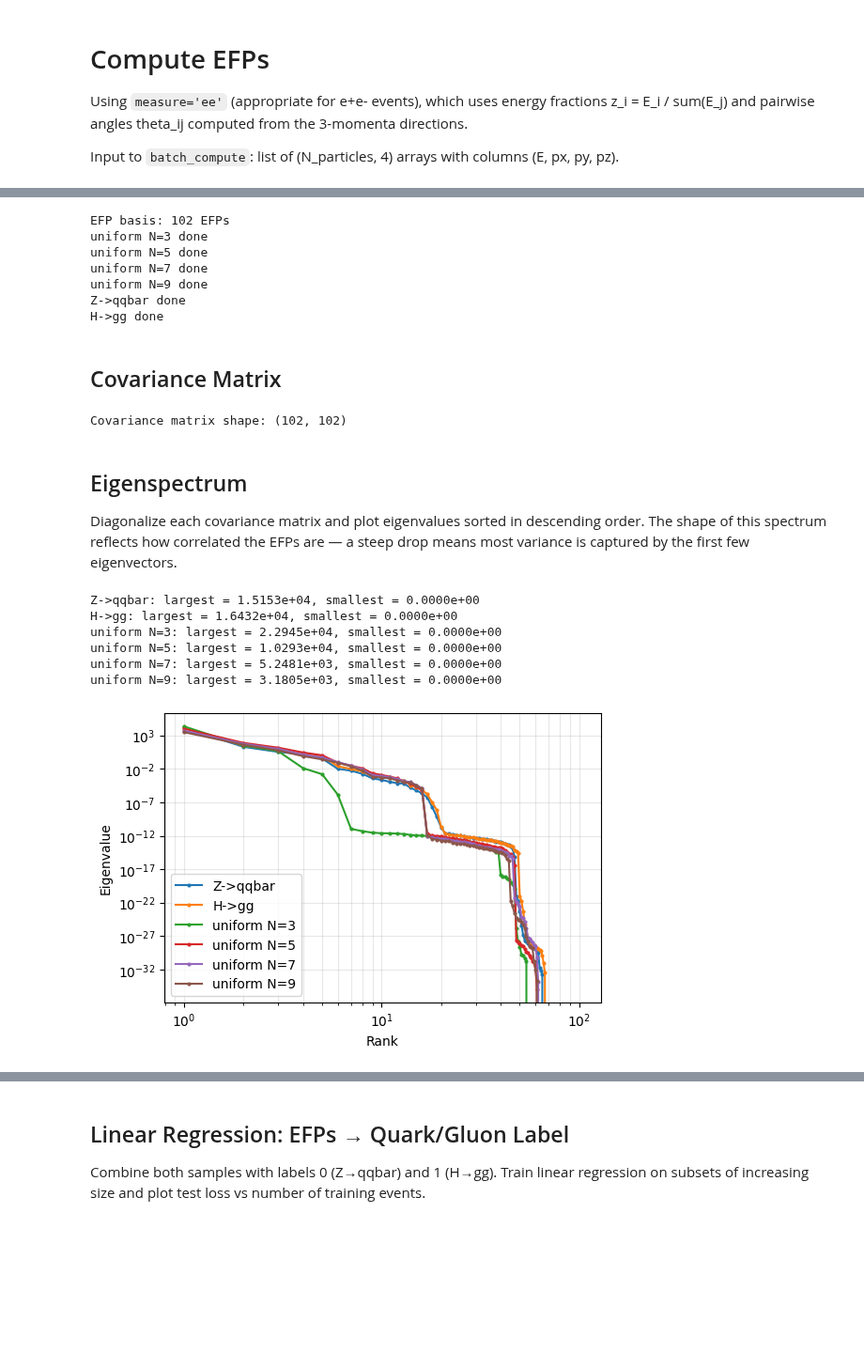
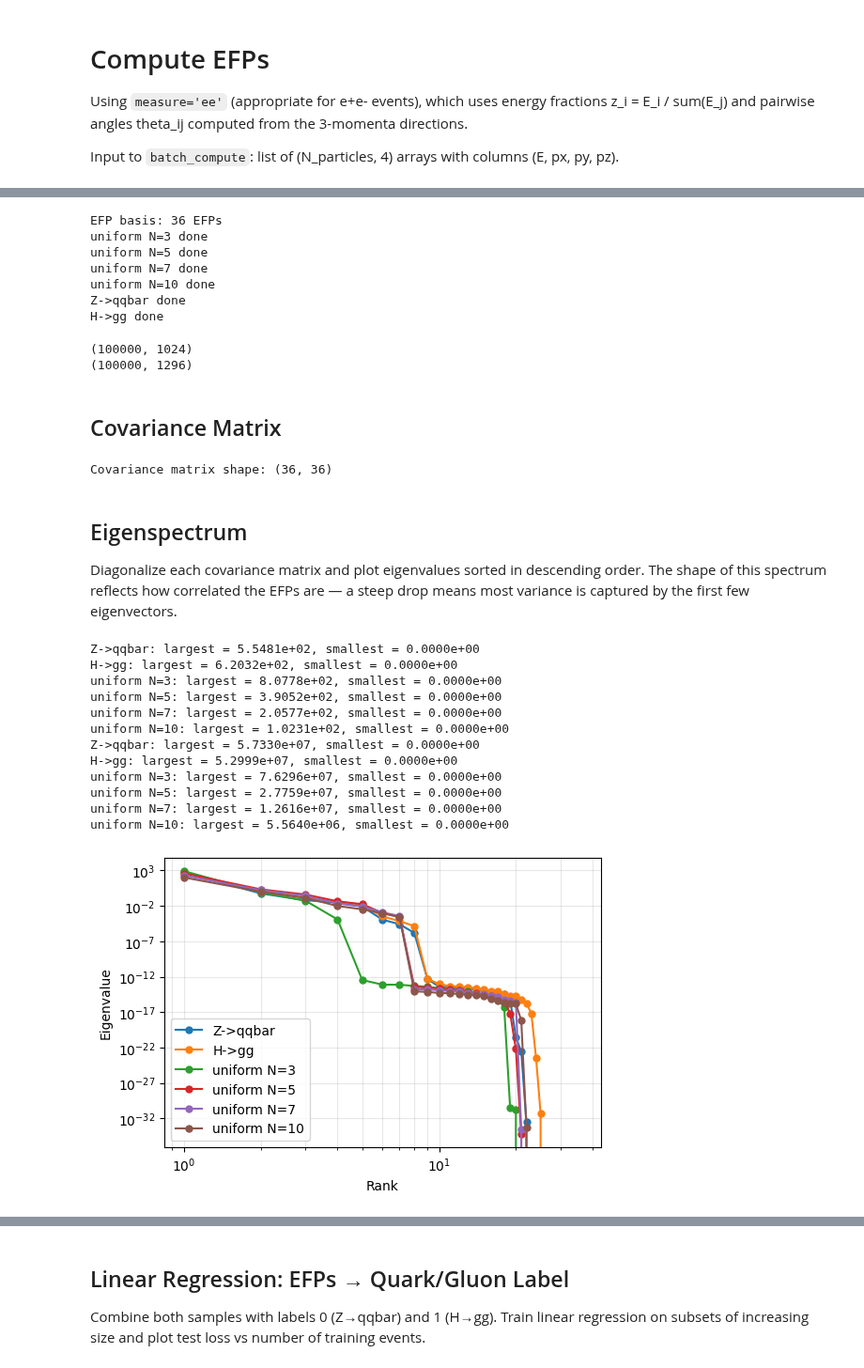
Before and after one commit to ykahn/Jet-Scaling-Laws, a Jupyter notebook: StevensCode/Pythia_EFP_Covariance.ipynb, the cells around one changed output, grey strips where cells are left out. Shown at 94% size. Saved outputs shown, nothing was run; the diff lists cells and outputs as text; code cells hidden in the pictures; blank space fills up the shorter version.

```diff
--- a/StevensCode/Pythia_EFP_Covariance.ipynb
+++ b/StevensCode/Pythia_EFP_Covariance.ipynb
@@ -67,6 +68,6 @@ NEvents=100_000
 uniform_N3 = gen_massless_phase_space(NEvents,3,energy=1.0)
 uniform_N5 = gen_massless_phase_space(NEvents,5,energy=1.0)
 uniform_N7 = gen_massless_phase_space(NEvents,7,energy=1.0)
-uniform_N9 = gen_massless_phase_space(NEvents,9,energy=1.0)
+uniform_N10 = gen_massless_phase_space(NEvents,10,energy=1.0)
 
 # efpset = EFPSet(('d<=', 6), measure='eeefm', beta=2,coords='epxpypz')
@@ -119,22 +125,43 @@ Input to `batch_compute`: list of (N_particles, 4) arrays with columns (E, px, p
 # %%
-efpset = ef.EFPSet(('d<=', 5),  measure='eeefm', beta=2, normed=True, coords='epxpypz')
+efpset = ef.EFPSet(('d<=', 4),  measure='eeefm', beta=2, normed=True, coords='epxpypz')
 print(f'EFP basis: {efpset.count()} EFPs')
 
 EFPs_N3 = efpset.batch_compute(uniform_N3);   print('uniform N=3 done')
 EFPs_N5 = efpset.batch_compute(uniform_N5);   print('uniform N=5 done')
 EFPs_N7 = efpset.batch_compute(uniform_N7);   print('uniform N=7 done')
-EFPs_N9 = efpset.batch_compute(uniform_N9);   print('uniform N=9 done')
+EFPs_N10 = efpset.batch_compute(uniform_N10);   print('uniform N=10 done')
 
 EFPs_Zqq = efpset.batch_compute(Zqq_events); print('Z->qqbar done')
 EFPs_Hgg = efpset.batch_compute(Hgg_events); print('H->gg done')
 # %% [output]
-EFP basis: 102 EFPs
+EFP basis: 36 EFPs
 uniform N=3 done
 uniform N=5 done
 uniform N=7 done
-uniform N=9 done
+uniform N=10 done
 Z->qqbar done
 H->gg done
+# %%
+####################
+## Composite EFPs ##
+####################
+EFPs_N3_restricted_composite = np.einsum('na,nb->nab', EFPs_N3_restricted, EFPs_N3_restricted).reshape(len(EFPs_N3_restricted), -1)
+EFPs_N5_restricted_composite = np.einsum('na,nb->nab', EFPs_N5_restricted, EFPs_N5_restricted).reshape(len(EFPs_N5_restricted), -1)
+EFPs_N7_restricted_composite = np.einsum('na,nb->nab', EFPs_N7_restricted, EFPs_N7_restricted).reshape(len(EFPs_N7_restricted), -1)
+EFPs_N10_restricted_composite = np.einsum('na,nb->nab', EFPs_N10_restricted, EFPs_N10_restricted).reshape(len(EFPs_N10_restricted), -1)
+print(EFPs_N5_restricted_composite.shape)
+
+EFPs_N3_composite = np.einsum('na,nb->nab', EFPs_N3, EFPs_N3).reshape(len(EFPs_N3), -1)
+EFPs_N5_composite = np.einsum('na,nb->nab', EFPs_N5, EFPs_N5).reshape(len(EFPs_N5), -1)
+EFPs_N7_composite = np.einsum('na,nb->nab', EFPs_N7, EFPs_N7).reshape(len(EFPs_N7), -1)
+EFPs_N10_composite = np.einsum('na,nb->nab', EFPs_N10, EFPs_N10).reshape(len(EFPs_N10), -1)
+EFPs_Zqq_composite = np.einsum('na,nb->nab', EFPs_Zqq, EFPs_Zqq).reshape(len(EFPs_Zqq), -1)
+EFPs_Hgg_composite = np.einsum('na,nb->nab', EFPs_Hgg, EFPs_Hgg).reshape(len(EFPs_Hgg), -1)
+
+print(EFPs_N5_composite.shape)
+# %% [output]
+(100000, 1024)
+(100000, 1296)
 # %%
 # efpset_d4Beta1 = ef.EFPSet('d<=4', measure='ee', beta=1, normed=True)
 # efpset_d4Beta2 = ef.EFPSet('d<=4', measure='ee', beta=2, normed=True)
@@ -169,13 +196,20 @@ log_EFPs_N9  = np.log(EFPs_N9  + eps)
 cov_u3 = np.cov(EFPs_N3.T)
 cov_u5 = np.cov(EFPs_N5.T)
 cov_u7 = np.cov(EFPs_N7.T)
-cov_u9 = np.cov(EFPs_N9.T)
-
+cov_u10 = np.cov(EFPs_N10.T)
 cov_Z = np.cov(EFPs_Zqq.T)
 cov_H = np.cov(EFPs_Hgg.T)
+
+cov_u3_comp = np.cov(EFPs_N3_composite.T)
+cov_u5_comp = np.cov(EFPs_N5_composite.T)
+cov_u7_comp = np.cov(EFPs_N7_composite.T)
+cov_u10_comp = np.cov(EFPs_N10_composite.T)
+cov_Z_comp = np.cov(EFPs_Zqq_composite.T)
+cov_H_comp = np.cov(EFPs_Hgg_composite.T)
+
 print(f'Covariance matrix shape: {cov_Z.shape}')
 # %% [output]
-Covariance matrix shape: (102, 102)
+Covariance matrix shape: (36, 36)
 # %% [markdown]
 ## Eigenspectrum
 
@@ -185,27 +219,41 @@ most variance is captured by the first few eigenvectors.
 # %%
 samples = [('Z->qqbar', cov_Z), ('H->gg', cov_H),
            ('uniform N=3', cov_u3), ('uniform N=5', cov_u5),
-           ('uniform N=7', cov_u7), ('uniform N=9', cov_u9)]
+           ('uniform N=7', cov_u7), ('uniform N=10', cov_u10)]
 
-eigvals = {}
+samples_comp = [('Z->qqbar', cov_Z_comp), ('H->gg', cov_H_comp),
+                ('uniform N=3', cov_u3_comp), ('uniform N=5', cov_u5_comp),
+                ('uniform N=7', cov_u7_comp), ('uniform N=10', cov_u10_comp)]
+
+eigvals, eigvals_comp = {}, {}
 for name, cov in samples:
     ev = np.clip(np.sort(np.linalg.eigvalsh(cov))[::-1], 0, None)
     eigvals[name] = ev
     print(f'{name}: largest = {ev[0]:.4e}, smallest = {ev[-1]:.4e}')
+for name, cov in samples_comp:
+    ev = np.clip(np.sort(np.linalg.eigvalsh(cov))[::-1], 0, None)
+    eigvals_comp[name] = ev
+    print(f'{name}: largest = {ev[0]:.4e}, smallest = {ev[-1]:.4e}')
 # %% [output]
-Z->qqbar: largest = 1.5153e+04, smallest = 0.0000e+00
-H->gg: largest = 1.6432e+04, smallest = 0.0000e+00
-uniform N=3: largest = 2.2945e+04, smallest = 0.0000e+00
-uniform N=5: largest = 1.0293e+04, smallest = 0.0000e+00
-uniform N=7: largest = 5.2481e+03, smallest = 0.0000e+00
-uniform N=9: largest = 3.1805e+03, smallest = 0.0000e+00
+Z->qqbar: largest = 5.5481e+02, smallest = 0.0000e+00
+H->gg: largest = 6.2032e+02, smallest = 0.0000e+00
+uniform N=3: largest = 8.0778e+02, smallest = 0.0000e+00
+uniform N=5: largest = 3.9052e+02, smallest = 0.0000e+00
+uniform N=7: largest = 2.0577e+02, smallest = 0.0000e+00
+uniform N=10: largest = 1.0231e+02, smallest = 0.0000e+00
+Z->qqbar: largest = 5.7330e+07, smallest = 0.0000e+00
+H->gg: largest = 5.2999e+07, smallest = 0.0000e+00
+uniform N=3: largest = 7.6296e+07, smallest = 0.0000e+00
+uniform N=5: largest = 2.7759e+07, smallest = 0.0000e+00
+uniform N=7: largest = 1.2616e+07, smallest = 0.0000e+00
+uniform N=10: largest = 5.5640e+06, smallest = 0.0000e+00
 # %%
 fig, ax = plt.subplots(figsize=(6, 4))
 for name, ev in eigvals.items():
-    ax.loglog(np.arange(1, len(ev)+1), ev, '.-', markersize=4, label=name)
+    ax.loglog(np.arange(1, len(ev)+1), ev, '.-', markersize=10, label=name)
 ax.set_xlabel('Rank');
 ax.set_ylabel('Eigenvalue')
 ax.legend();
 ax.grid(True, which='both', alpha=0.3)
 # %% [output]
-[figure, old version]
+[figure, new version]
```
Also changed, not shown: parts of 25 cells of this notebook.
